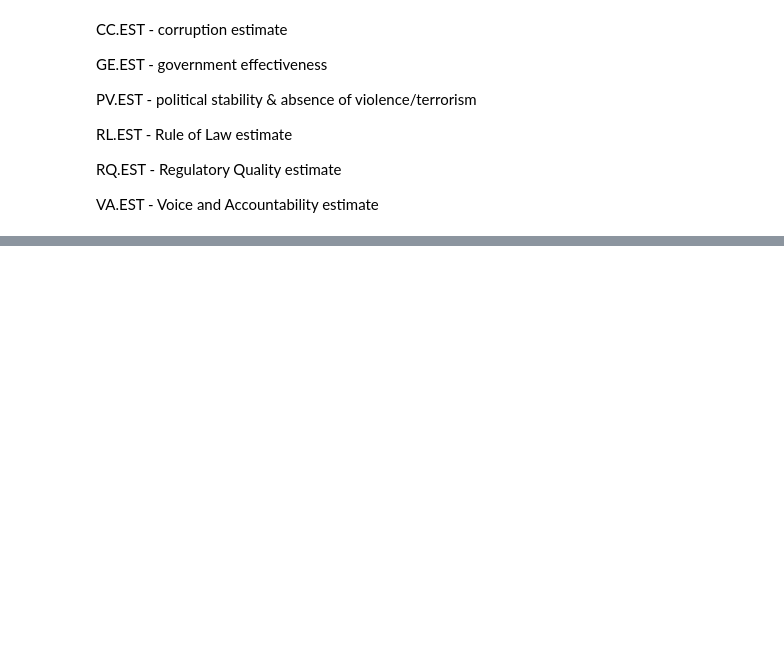
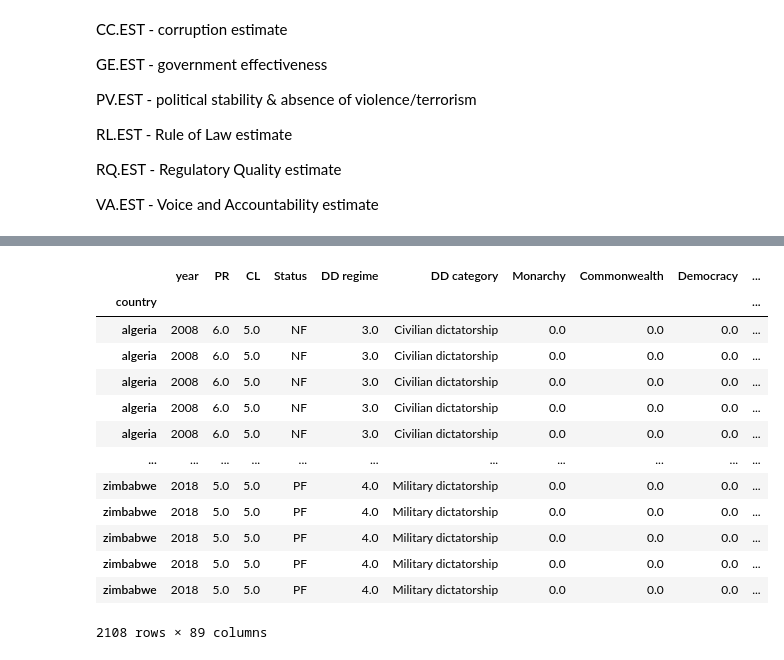
Before and after one commit to SanteriVtj/Econometrics-Capstone, a Jupyter notebook: data.ipynb, the cells around one changed output, grey strips where cells are left out. Drawn from its saved outputs; the diff is of its cells as text; code cells hidden in the pictures; blank space fills up the shorter version.

Commit message:
new data with continents

```diff
--- a/data.ipynb
+++ b/data.ipynb
@@ -353,5 +343,29 @@ all_df.head()
-# %%
-all_df = all_df.join(out_of_scho)
+# %%
+#all_df = pd.read_csv('raw_data/small_master_c.csv')
+#all_df.drop(['continent cat', 'Eurasia'], axis=1, inplace=True)
+all_df = all_df.set_index(['country']).join(continent)
+#all_df.to_csv('raw_data/small_master_c.csv')
+# %%
+all_df.drop(all_df.columns[:3], axis=1, inplace=True)
+# %%
+all_df.drop(['Unnamed: 0.1.1.1'], axis=1, inplace=True)
+# %%
+all_df
+# %% [output]
+|  | year | PR | CL | Status | DD regime | DD category | Monarchy | Commonwealth | Democracy | ... |
+| country |  |  |  |  |  |  |  |  |  | ... |
+| algeria | 2008 | 6.0 | 5.0 | NF | 3.0 | Civilian dictatorship | 0.0 | 0.0 | 0.0 | ... |
+| algeria | 2008 | 6.0 | 5.0 | NF | 3.0 | Civilian dictatorship | 0.0 | 0.0 | 0.0 | ... |
+| algeria | 2008 | 6.0 | 5.0 | NF | 3.0 | Civilian dictatorship | 0.0 | 0.0 | 0.0 | ... |
+| algeria | 2008 | 6.0 | 5.0 | NF | 3.0 | Civilian dictatorship | 0.0 | 0.0 | 0.0 | ... |
+| algeria | 2008 | 6.0 | 5.0 | NF | 3.0 | Civilian dictatorship | 0.0 | 0.0 | 0.0 | ... |
+| ... | ... | ... | ... | ... | ... | ... | ... | ... | ... | ... |
+| zimbabwe | 2018 | 5.0 | 5.0 | PF | 4.0 | Military dictatorship | 0.0 | 0.0 | 0.0 | ... |
+| zimbabwe | 2018 | 5.0 | 5.0 | PF | 4.0 | Military dictatorship | 0.0 | 0.0 | 0.0 | ... |
+| zimbabwe | 2018 | 5.0 | 5.0 | PF | 4.0 | Military dictatorship | 0.0 | 0.0 | 0.0 | ... |
+| zimbabwe | 2018 | 5.0 | 5.0 | PF | 4.0 | Military dictatorship | 0.0 | 0.0 | 0.0 | ... |
+| zimbabwe | 2018 | 5.0 | 5.0 | PF | 4.0 | Military dictatorship | 0.0 | 0.0 | 0.0 | ... |
+2108 rows × 89 columns
 # %%
 all_df = reduce(lambda l, r: l.join(r), dfs)
 # %%
```
Also changed, not shown: parts of 3 cells of this notebook, 4 other files.
